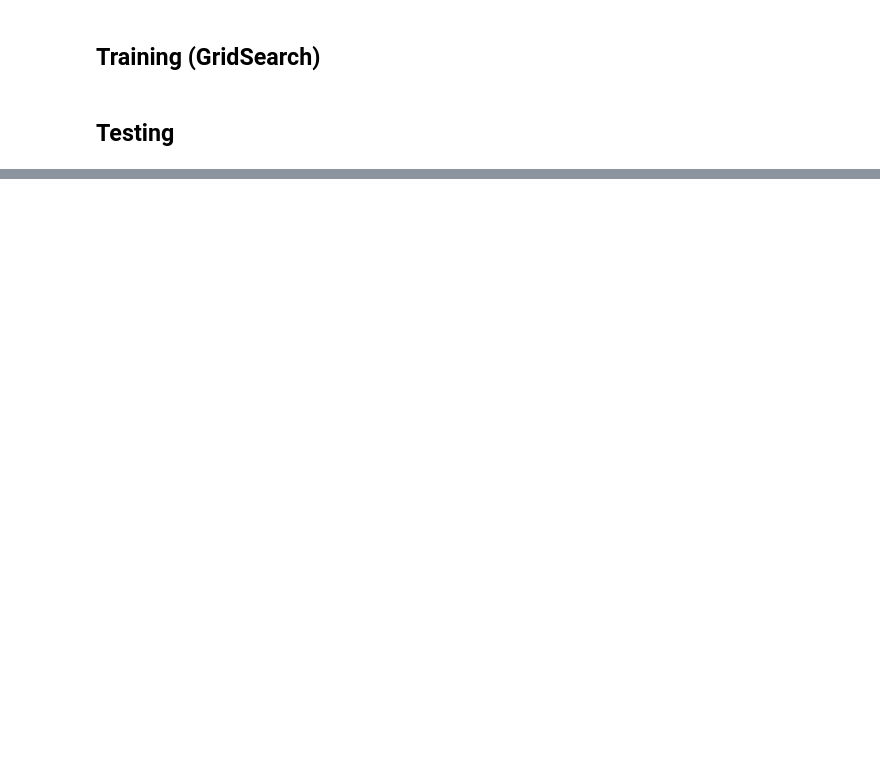
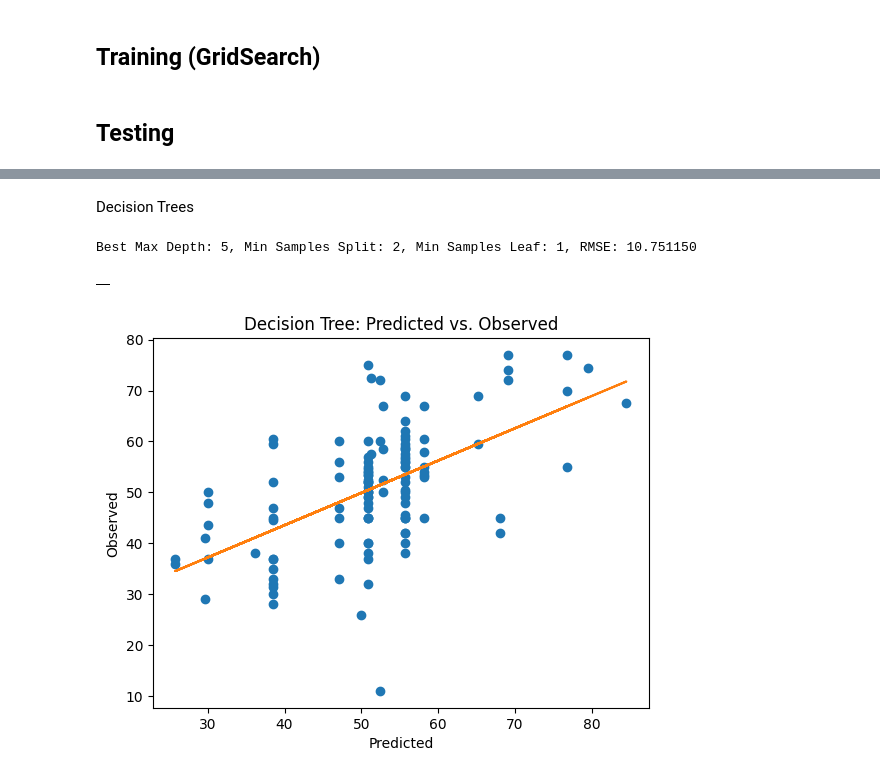
Before and after one commit to GGlivePh/QG, a Jupyter notebook: Lab03.ipynb, the cells around one changed output, grey strips where cells are left out. Cells and saved outputs as stored; diff of their text form; code cells hidden in the pictures; blank space fills up the shorter version.

```diff
--- a/Lab03.ipynb
+++ b/Lab03.ipynb
@@ -173,0 +285,48 @@ pd.DataFrame({'Activation': [nn.best_params_['activation']],
+# %% [markdown]
+Decision Trees
+# %%
+from sklearn.tree import DecisionTreeRegressor
+from sklearn.model_selection import GridSearchCV
+import matplotlib.pyplot as plt
+import numpy as np
+from sklearn.metrics import *
+
+# Define the parameter grid for Decision Trees
+parameters = {
+    'max_depth': [None, 5, 10],
+    'min_samples_split': [2, 5, 10],
+    'min_samples_leaf': [1, 2, 4]
+}
+
+# Create a Decision Tree regressor object
+dt = DecisionTreeRegressor(random_state=40)
+
+# Create a GridSearchCV object to find the best hyperparameters
+dt = GridSearchCV(dt, parameters, scoring=metrics, cv=nfolds, refit=metrics[2], return_train_score=True)
+
+# Fit the model to the training data
+dt.fit(x_train, y_train)
+
+# Training (GridSearch)
+# (Results are already captured in dt.cv_results_ from the GridSearchCV)
+
+# Testing
+print("Best Max Depth: %s, Min Samples Split: %s, Min Samples Leaf: %s, RMSE: %.6f" % (dt.best_params_['max_depth'], dt.best_params_['min_samples_split'], dt.best_params_['min_samples_leaf'], abs(dt.best_score_)))
+ypred_dt = dt.best_estimator_.predict(x_test)
+
+# Scatter plot - predicted and observed
+plt.figure()  # Create a new figure for Decision Tree plot
+plt.plot(ypred_dt, y_test, 'o')
+m, b = np.polyfit(ypred_dt, y_test, 1)
+plt.plot(ypred_dt, m*ypred_dt + b)
+plt.title('Decision Tree: Predicted vs. Observed')
+plt.xlabel('Predicted')
+plt.ylabel('Observed')
+
+# Metrics - testing
+import pandas as pd
+pd.DataFrame({})
+# %% [output]
+Best Max Depth: 5, Min Samples Split: 2, Min Samples Leaf: 1, RMSE: 10.751150
+|  |
+[figure, added]
```
Also changed, not shown: parts of 18 cells of this notebook.
